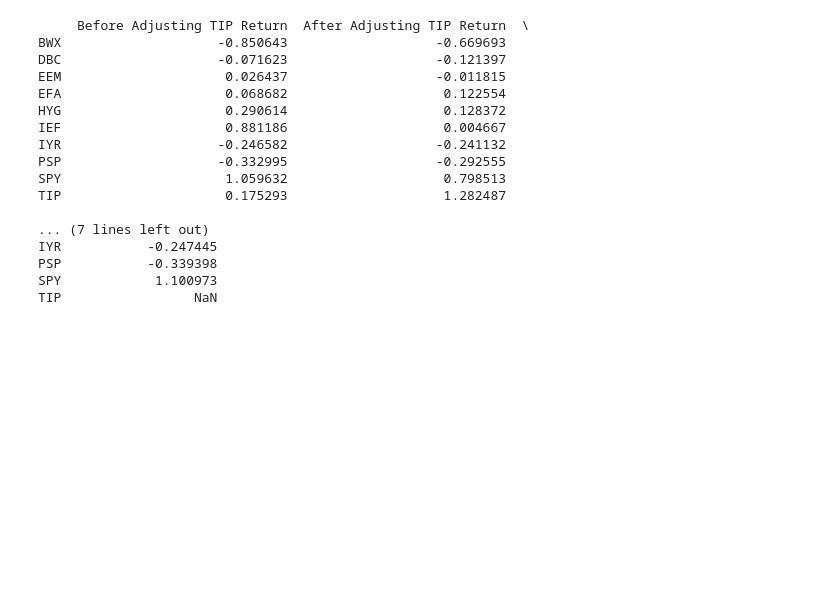
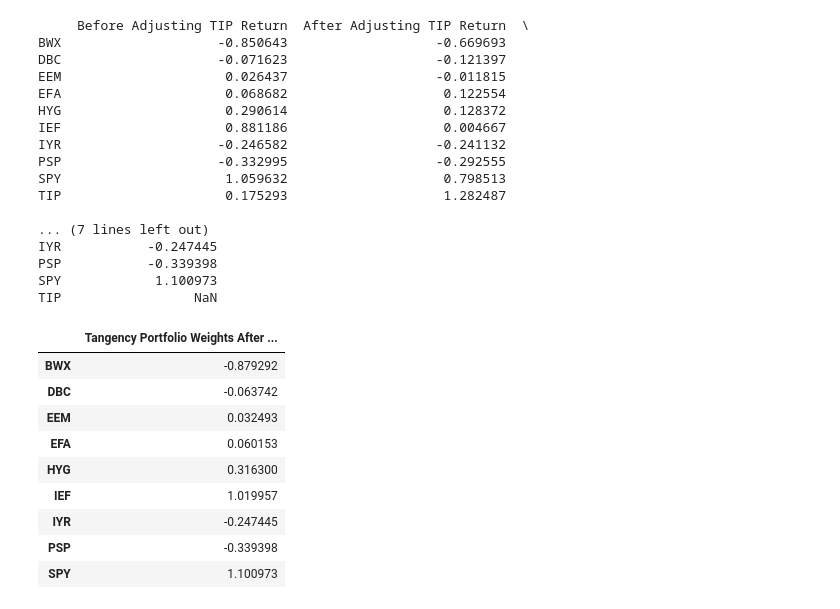
Before and after one commit to skajiyam/FINM-36700-Portfolio-and-Risk-Management, a Jupyter notebook: Harvard’s Endowment/2 Mean-Variance Optimization.ipynb, the cells around one changed output. Drawn from its saved outputs; the diff is of its cells as text; code cells hidden in the pictures; blank space fills up the shorter version.

```diff
--- a/Harvard’s Endowment/2 Mean-Variance Optimization.ipynb
+++ b/Harvard’s Endowment/2 Mean-Variance Optimization.ipynb
@@ -264,9 +264,6 @@ TIP                                           1.282487
 [figure]
 # %%
 #Tangency Portfolio Weights Before & After Adjusting TIP Returns + Removing Tips
-
-w_tan_minus_tips_df['TIP'] = None
-
 comp_df = pd.DataFrame({
     "Before Adjusting TIP Return": w_tan,
     "After Adjusting TIP Return": w_tan_adj,
@@ -291,6 +288,19 @@ IYR           -0.247445
 PSP           -0.339398
 SPY            1.100973
 TIP                 NaN
+# %%
+w_tan_minus_tips_df
+# %% [output]
+|  | Tangency Portfolio Weights After ... |
+| BWX | -0.879292 |
+| DBC | -0.063742 |
+| EEM | 0.032493 |
+| EFA | 0.060153 |
+| HYG | 0.316300 |
+| IEF | 1.019957 |
+| IYR | -0.247445 |
+| PSP | -0.339398 |
+| SPY | 1.100973 |
 # %%
 #Performance of Tangency Portfolio after Adjusting TIPS
 
```
Also changed, not shown: parts of 5 cells of this notebook, 1 other file.
